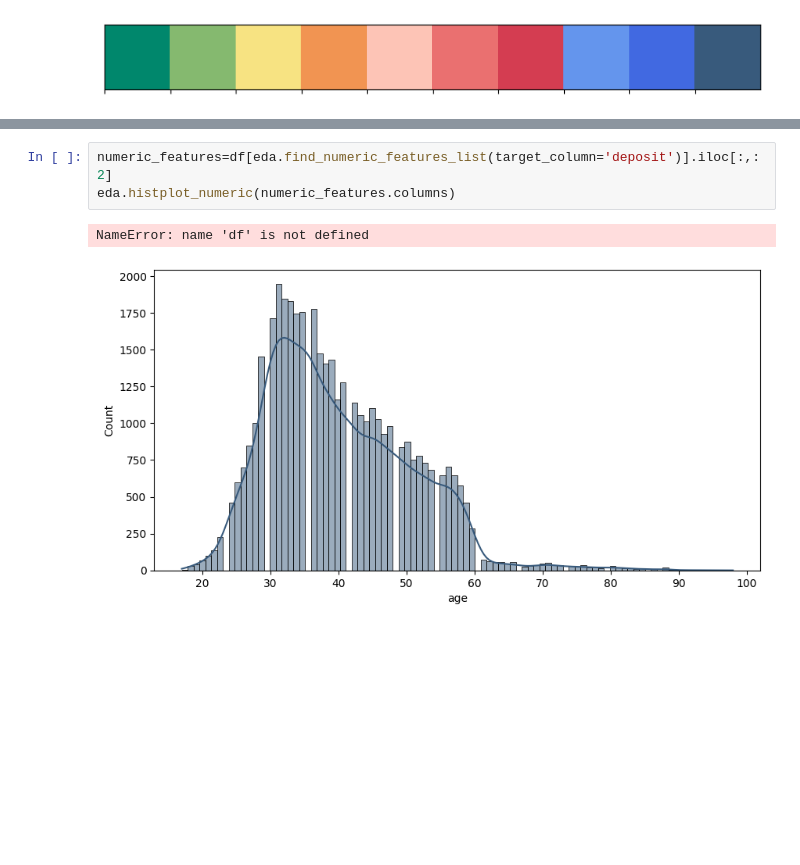
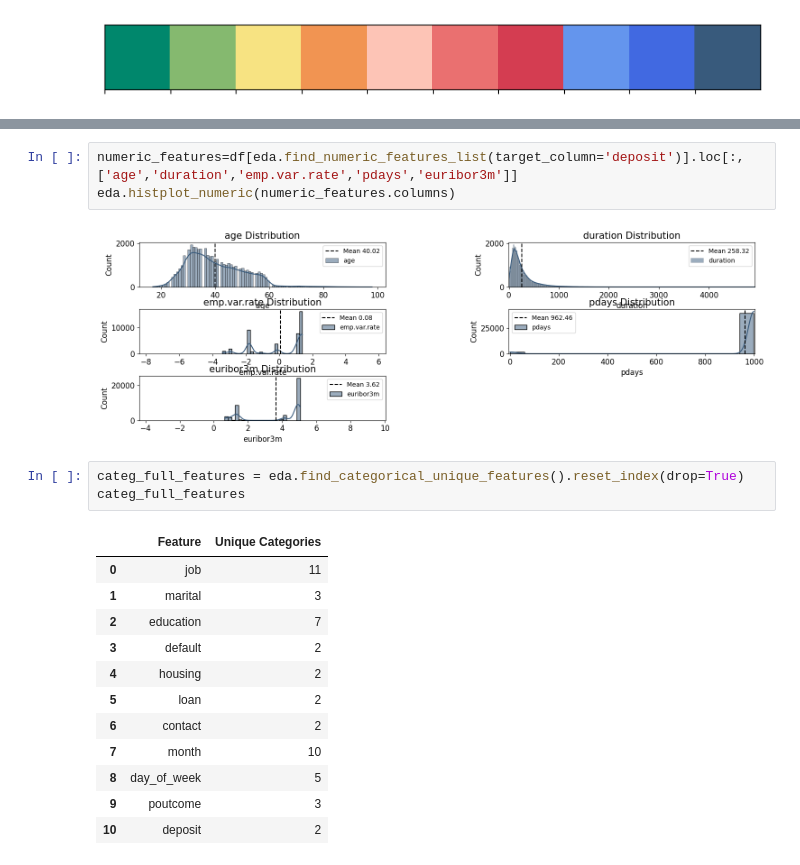
Before and after one commit to GALACICEK/MLBankMarketing, a Jupyter notebook: test.ipynb, the cells around one changed output, grey strips where cells are left out. Saved outputs shown, nothing was run; the diff lists cells and outputs as text; blank space fills up the shorter version.

```diff
--- a/test.ipynb
+++ b/test.ipynb
@@ -469,6 +469,21 @@ eda.boxplot_categorical_relationship(categ_features['Feature'],'campaign',hue_co
 # %%
-numeric_features=df[eda.find_numeric_features_list(target_column='deposit')].iloc[:,:2]
+numeric_features=df[eda.find_numeric_features_list(target_column='deposit')].loc[:,['age','duration','emp.var.rate','pdays','euribor3m']]
 eda.histplot_numeric(numeric_features.columns)
 # %% [output]
-NameError: name 'df' is not defined
-[figure, old version]
+[figure, new version]
+# %%
+categ_full_features = eda.find_categorical_unique_features().reset_index(drop=True)
+categ_full_features
+# %% [output]
+|  | Feature | Unique Categories |
+| 0 | job | 11 |
+| 1 | marital | 3 |
+| 2 | education | 7 |
+| 3 | default | 2 |
+| 4 | housing | 2 |
+| 5 | loan | 2 |
+| 6 | contact | 2 |
+| 7 | month | 10 |
+| 8 | day_of_week | 5 |
+| 9 | poutcome | 3 |
+| 10 | deposit | 2 |
```
Also changed, not shown: parts of 17 cells of this notebook, 1 other file.
